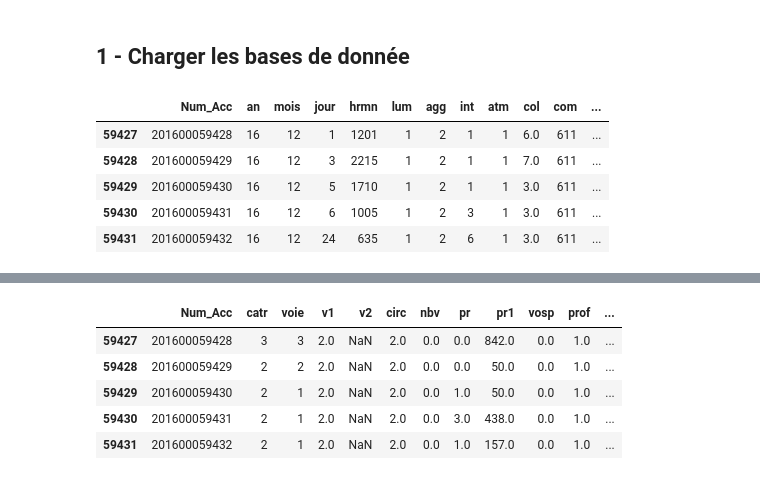
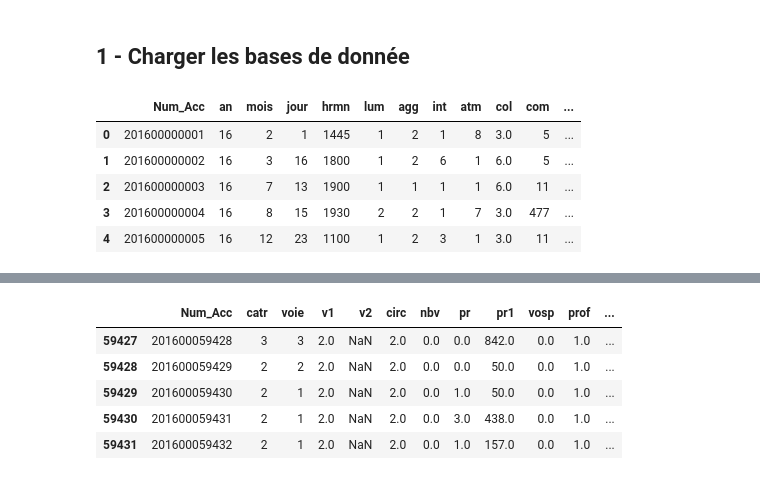
Before and after one commit to lcharleux/numerical_analysis, a Jupyter notebook: doc/Traitement_donnees/TD Traitement de Données.ipynb, the cells around one changed output, grey strips where cells are left out. Drawn from its saved outputs; the diff is of its cells as text; code cells hidden in the pictures.

```diff
--- a/doc/Traitement_donnees/TD Traitement de Données.ipynb
+++ b/doc/Traitement_donnees/TD Traitement de Données.ipynb
@@ -34,9 +33,9 @@ df = pd.concat([dfu, dfc, dfl], axis=1)
 # %%
-dfc.tail()
+dfc.head()
 # %% [output]
 |  | Num_Acc | an | mois | jour | hrmn | lum | agg | int | atm | col | com | ... |
-| 59427 | 201600059428 | 16 | 12 | 1 | 1201 | 1 | 2 | 1 | 1 | 6.0 | 611 | ... |
-| 59428 | 201600059429 | 16 | 12 | 3 | 2215 | 1 | 2 | 1 | 1 | 7.0 | 611 | ... |
-| 59429 | 201600059430 | 16 | 12 | 5 | 1710 | 1 | 2 | 1 | 1 | 3.0 | 611 | ... |
-| 59430 | 201600059431 | 16 | 12 | 6 | 1005 | 1 | 2 | 3 | 1 | 3.0 | 611 | ... |
-| 59431 | 201600059432 | 16 | 12 | 24 | 635 | 1 | 2 | 6 | 1 | 3.0 | 611 | ... |
+| 0 | 201600000001 | 16 | 2 | 1 | 1445 | 1 | 2 | 1 | 8 | 3.0 | 5 | ... |
+| 1 | 201600000002 | 16 | 3 | 16 | 1800 | 1 | 2 | 6 | 1 | 6.0 | 5 | ... |
+| 2 | 201600000003 | 16 | 7 | 13 | 1900 | 1 | 1 | 1 | 1 | 6.0 | 11 | ... |
+| 3 | 201600000004 | 16 | 8 | 15 | 1930 | 2 | 2 | 1 | 7 | 3.0 | 477 | ... |
+| 4 | 201600000005 | 16 | 12 | 23 | 1100 | 1 | 2 | 3 | 1 | 3.0 | 11 | ... |
```
Also changed, not shown: parts of 14 cells of this notebook.
